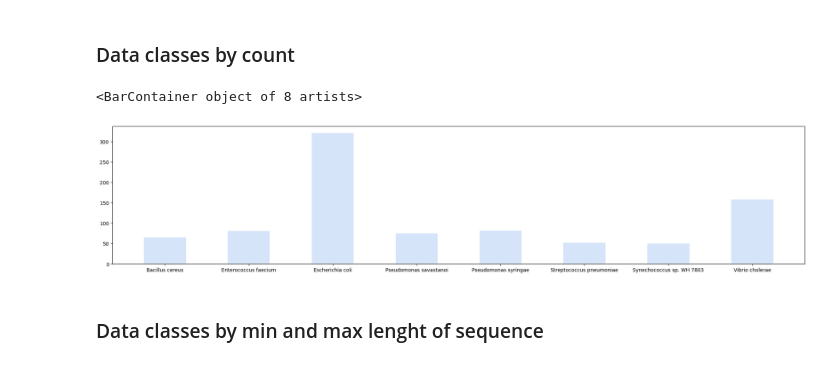
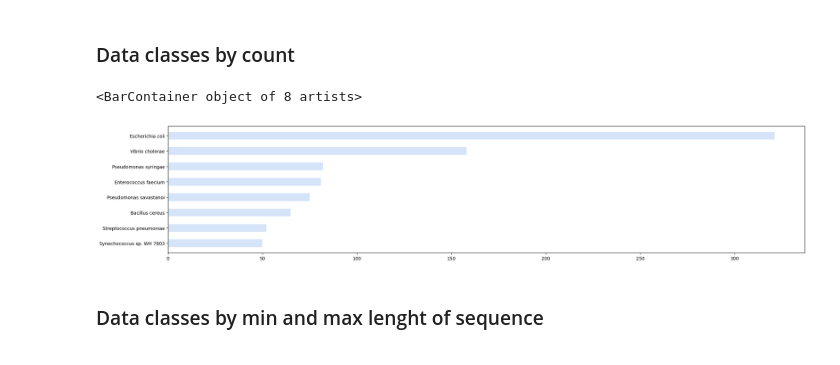
Before and after one commit to Illyaluntik/phage-host-prediction, a Jupyter notebook: data_species.ipynb, the cells around one changed output. Drawn from its saved outputs; the diff is of its cells as text; code cells hidden in the pictures.

Commit message:
Plots fixes

```diff
--- a/data_species.ipynb
+++ b/data_species.ipynb
@@ -64,15 +64,16 @@ ax.yaxis.set_visible(False)
 # %%
 df2 = df.groupby('species')['sequence'].aggregate([lambda x: x.str.len().min(), lambda x: x.str.len().max()]).reset_index()
 df2 = df2.rename(columns={'<lambda_0>': 'min_sequence_length', '<lambda_1>': 'max_sequence_length'})
 df2['count'] = df.groupby(['species'])['species'].count().reset_index(name='count')['count']
 
 f = plt.figure()
 f.set_figwidth(figwidth)
 f.set_figheight(figheight)
-plt.bar(df2['species'], df2['count'], width=0.5)
+df_sorted = df2.sort_values('count')
+plt.barh(df_sorted['species'], df_sorted['count'], height=0.5)
 # %% [output]
 <BarContainer object of 8 artists>
-[figure, old version]
+[figure, new version]
 # %% [markdown]
 ### Data classes by min and max lenght of sequence
 # %%
```
Also changed, not shown: 2 other files.
